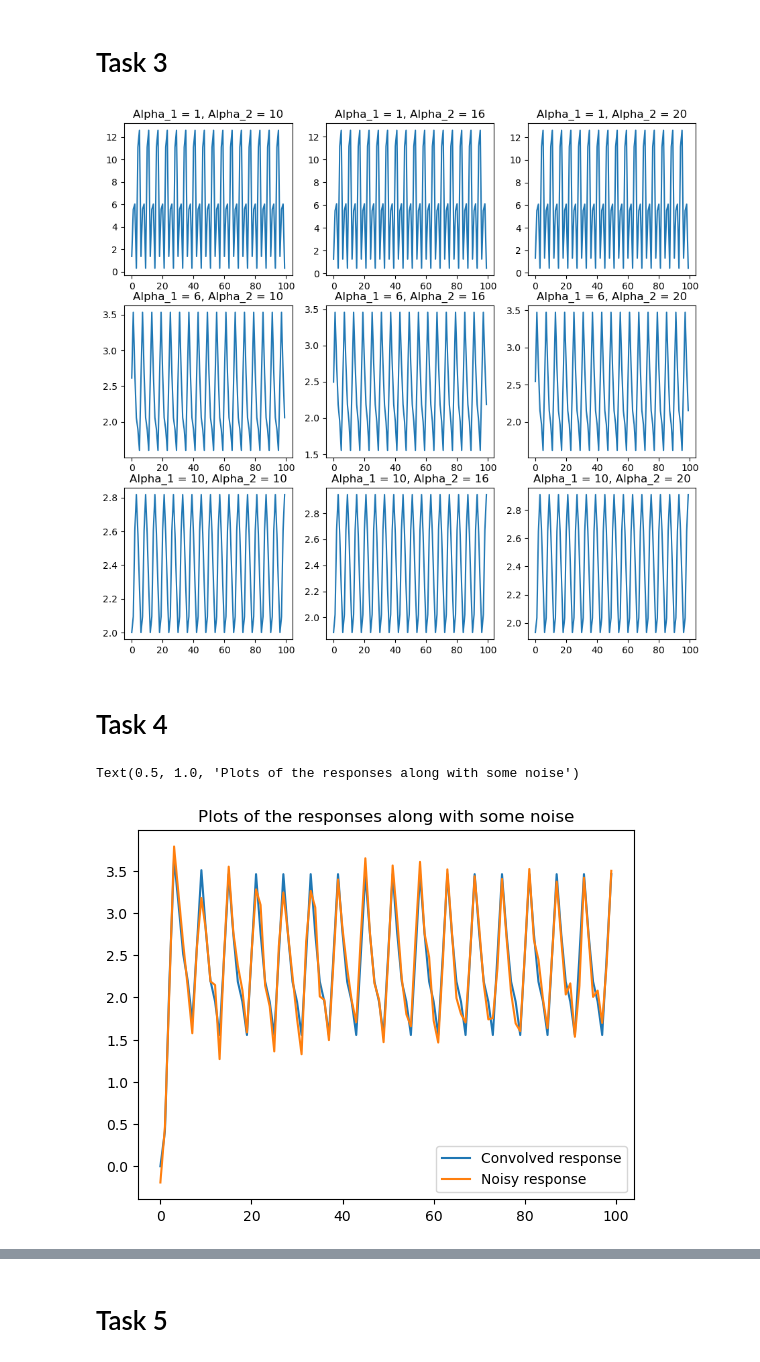
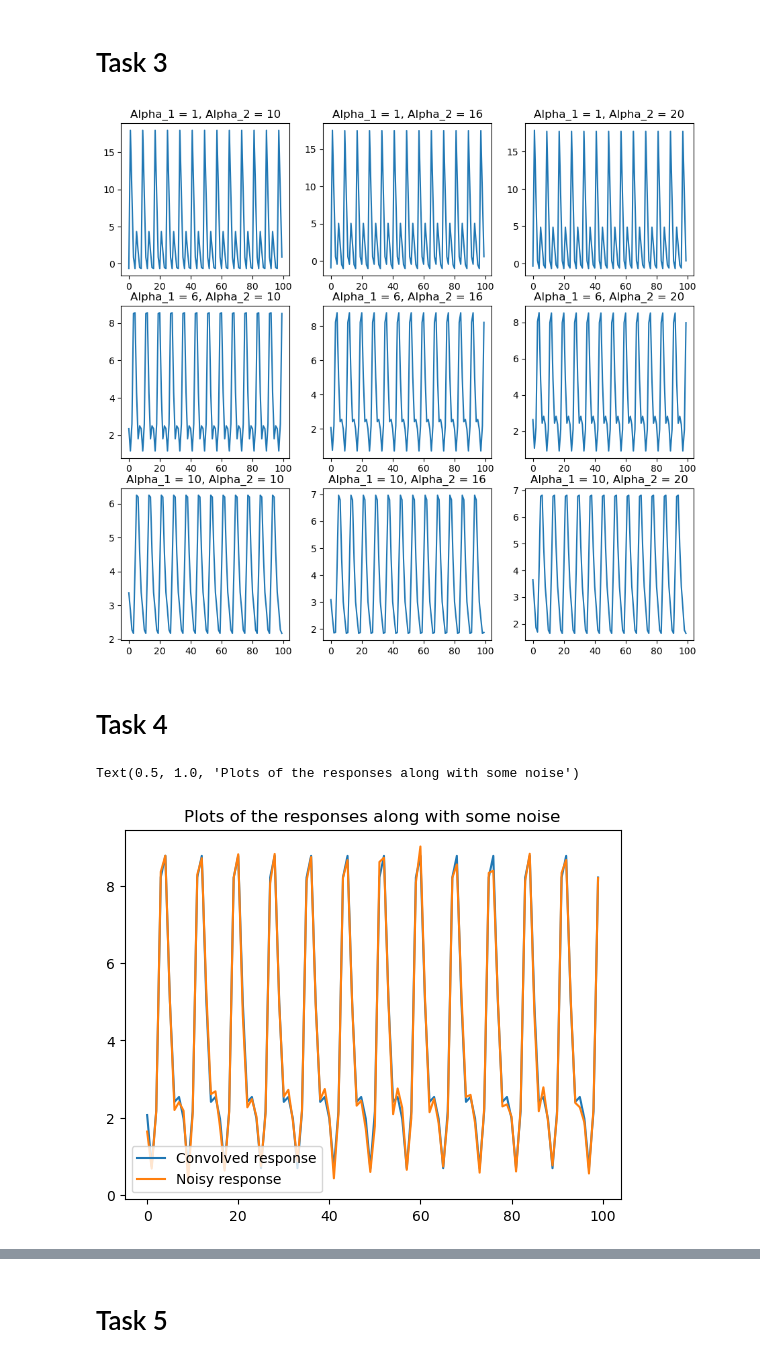
Before and after one commit to Neiizo/NSSP_421_Group_M, a Jupyter notebook: Project1/Code_project_1.ipynb, the cells around one changed output, grey strips where cells are left out. Saved outputs shown, nothing was run; the diff lists cells and outputs as text; code cells hidden in the pictures.

```diff
--- a/Project1/Code_project_1.ipynb
+++ b/Project1/Code_project_1.ipynb
@@ -28,15 +28,17 @@ def rect(t,A=1,length=1):
 # General variables
 duration_time = 60 # in minutes
 TR = 2 # in sec
-time_between_events = 6 # in sec
+time_between_events = 8 # in sec
+oversampling = 50
 
 events = {'Face': {'Amplitude': 1, 'Time_stimulus': 2}, # in sec
-          'Control': {'Amplitude': 0.5, 'Time_stimulus': 2}} # in sec
+          'Control': {'Amplitude': 0.3, 'Time_stimulus': 2}} # in sec
 
 start = pd.to_datetime('00:00:00')
 
 # Create a date range with a TR frequency
-date_range = pd.date_range(start=start, end=start+timedelta(minutes=duration_time)-timedelta(seconds=TR), freq=str(TR)+'S')
+date_range = pd.date_range(start=start, end=start+timedelta(minutes=duration_time)-timedelta(seconds=TR/oversampling), freq=str(TR/oversampling)+'S')
+
 
 # Create data to alternate between events
 time_events = pd.date_range(start=start, end=start+timedelta(minutes=duration_time)-timedelta(seconds=time_between_events), freq=str(time_between_events)+'S')
@@ -47,8 +49,10 @@ events_df = pd.DataFrame(data=list_events, index=time_events, columns=["Events"]
 bank_of_signals = dict()
 for event in events:
     bank_of_signals[event] = []
-    for t in range(0, time_between_events, TR):
+    for t in np.arange(0, time_between_events, TR/oversampling):
         bank_of_signals[event].append(rect(t, A=events[event]['Amplitude'], length=events[event]['Time_stimulus']))
+bank_of_signals['Idle'] = np.zeros(int(time_between_events * oversampling / TR)).tolist()
+bank_of_signals['Intercept'] = np.ones(int(time_between_events * oversampling / TR)).tolist()
 
 # Create signals
 signal = np.array([])
@@ -102,12 +110,13 @@ def h(A, t, alpha_1=6, alpha_2=16):
     return h
 # %%
 # Define our hrf
-A = 11.5
+A = 1.15
 time_len = 30
 
+time = np.arange(0, time_len, TR / oversampling)
 
-hrf = h(A, range(0, time_len, TR))
-plt.plot(range(0, time_len, TR), hrf)
+hrf = h(A, time)
+plt.plot(time, hrf)
 plt.title("HRF with A = {}".format(A))
 plt.xlabel("Time [s]")
 plt.ylabel("Amplitude")
@@ -117,6 +126,6 @@ Text(0, 0.5, 'Amplitude')
 # %%
-convolved_signal = np.convolve(hrf, data["Signal"])#, mode='same')
-plt.plot(convolved_signal[:100])
+convolved_signal = np.convolve(hrf, data["Signal"], mode='same')
+plt.plot(convolved_signal[:100*oversampling])
 plt.title('Part of the convolved signal')
 # %% [output]
 Text(0.5, 1.0, 'Part of the convolved signal')
@@ -123,0 +133,4 @@ Text(0.5, 1.0, 'Part of the convolved signal')
+# %%
+convolved_signal_undersampled = convolved_signal[::oversampling]
+plt.plot(convolved_signal_undersampled[:100])
+plt.title('Part of the convolved signal')
@@ -138,22 +154,22 @@ for i, alpha1 in enumerate(alpha_1_values):
 
         ax = axes[i, j]
 
-        hrf2 = h(A, range(0, time_len, TR), alpha_1=alpha1, alpha_2=alpha2)
-        convolved_signal2 = np.convolve(hrf2, data["Signal"], mode='valid')
+        hrf2 = h(A, np.arange(0, time_len, TR / oversampling), alpha_1=alpha1, alpha_2=alpha2)
+        convolved_signal2 = np.convolve(hrf2, data["Signal"], mode='same')
 
-        ax.plot(convolved_signal2[:100])
+        ax.plot(convolved_signal2[:100*oversampling:oversampling])
         ax.set_title('Alpha_1 = {}, Alpha_2 = {}'.format(alpha1, alpha2))
 # %% [output]
-[figure, old version]
+[figure, new version]
 # %% [markdown]
 # Task 4
 # %%
 sigma = 0.15
-noisy_response = convolved_signal + np.random.normal(scale=sigma, size=len(convolved_signal))
-plt.plot(convolved_signal[:100], label='Convolved response')
+noisy_response = convolved_signal_undersampled + np.random.normal(scale=sigma, size=len(convolved_signal_undersampled))
+plt.plot(convolved_signal_undersampled[:100], label='Convolved response')
 plt.plot(noisy_response[:100], label='Noisy response')
 plt.legend()
 plt.title('Plots of the responses along with some noise')
 # %% [output]
 Text(0.5, 1.0, 'Plots of the responses along with some noise')
-[figure, old version]
+[figure, new version]
```
Also changed, not shown: parts of 19 cells of this notebook.
